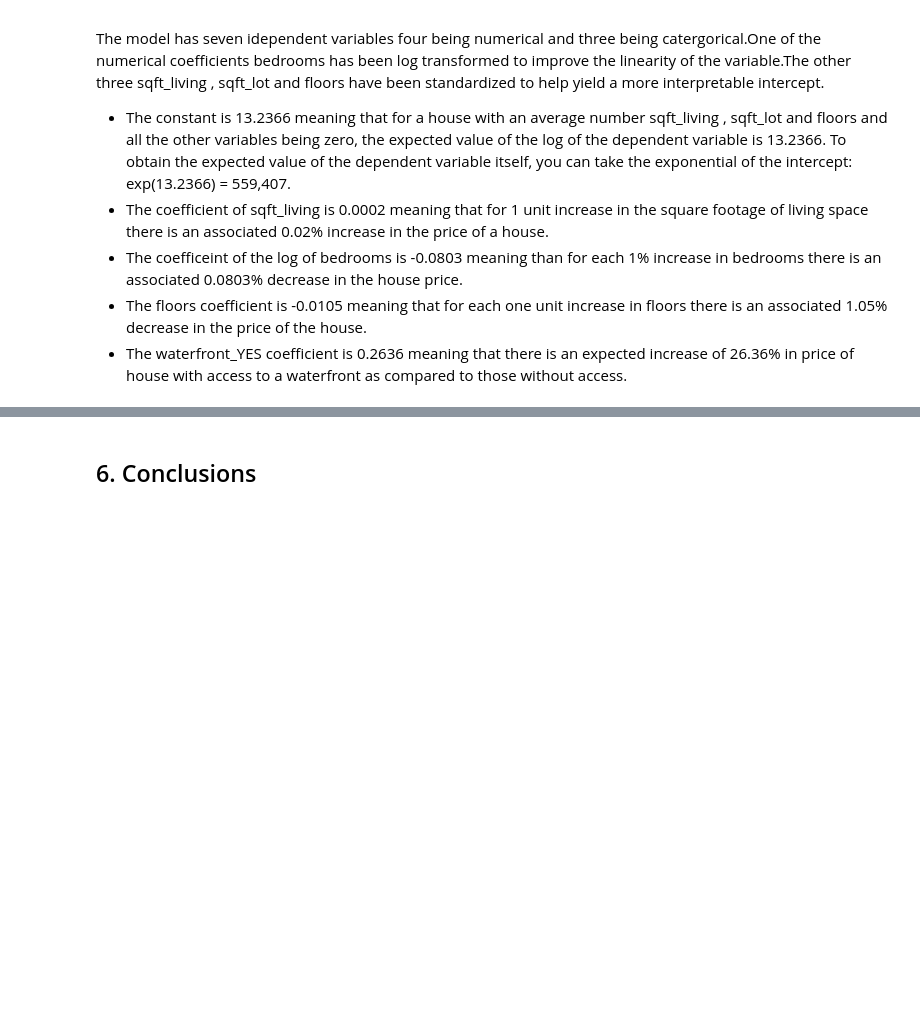
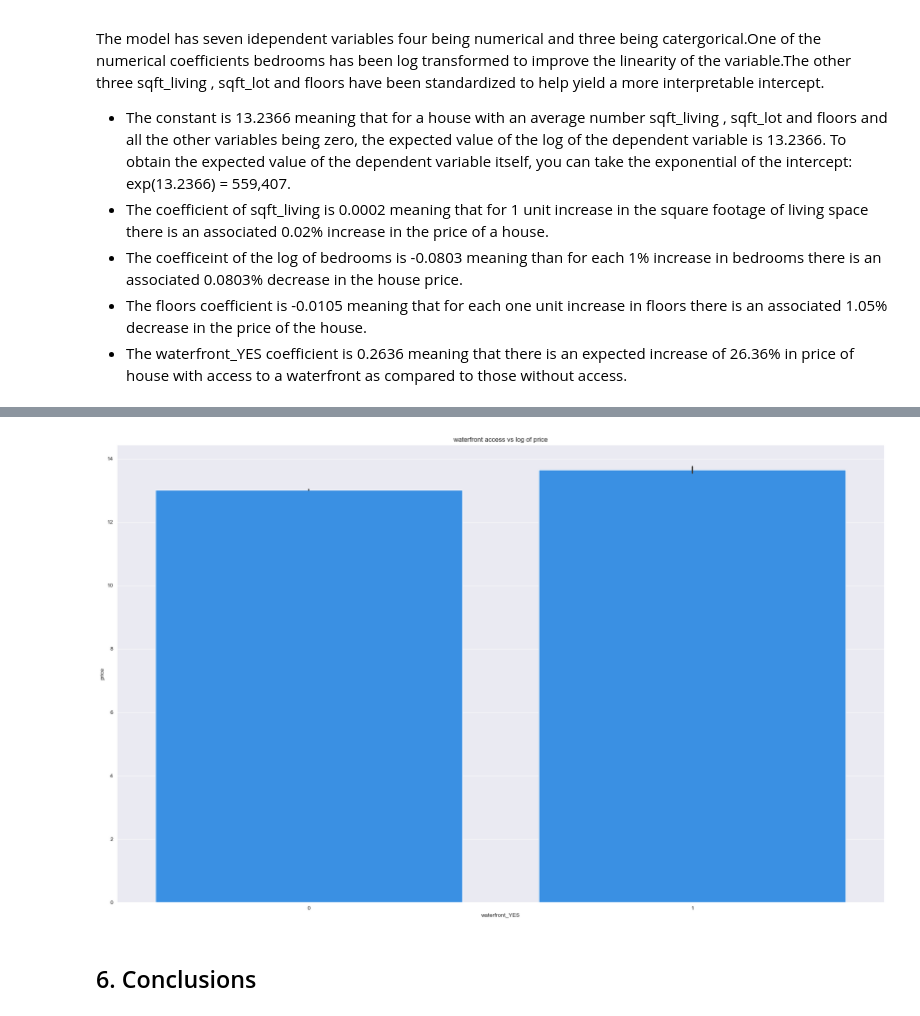
Before and after one commit to KimberlyWairimu/Phase-2-project, a Jupyter notebook: student.ipynb, the cells around one changed output, grey strips where cells are left out. Cells and saved outputs as stored; diff of their text form; code cells hidden in the pictures; blank space fills up the shorter version.

```diff
--- a/student.ipynb
+++ b/student.ipynb
@@ -718,3 +740,10 @@ The model has seven idependent variables four being numerical and three being ca
+# %%
+# visualizing the relationship between access to a waterfront and price
+plt.figure(figsize=(25, 15))
+ax = sns.barplot(x=df["waterfront_YES"],y=y_new,data=df , color="dodgerblue")
+ax.set_title("waterfront access vs log of price");
+# %% [output]
+[figure, added]
 # %% [markdown]
 ## 6. Conclusions
 # %% [markdown]
```
Also changed, not shown: parts of 8 cells of this notebook.
